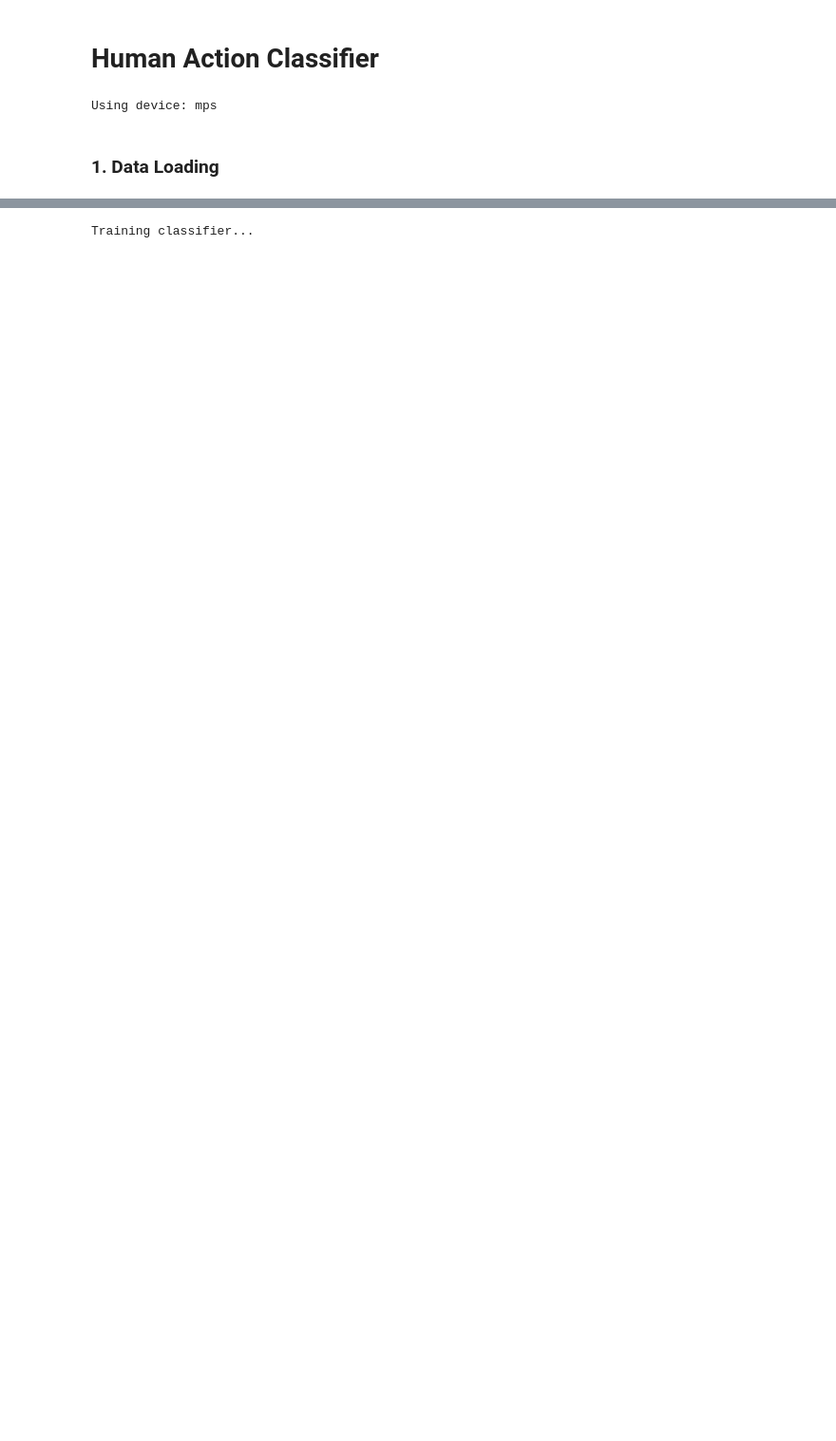
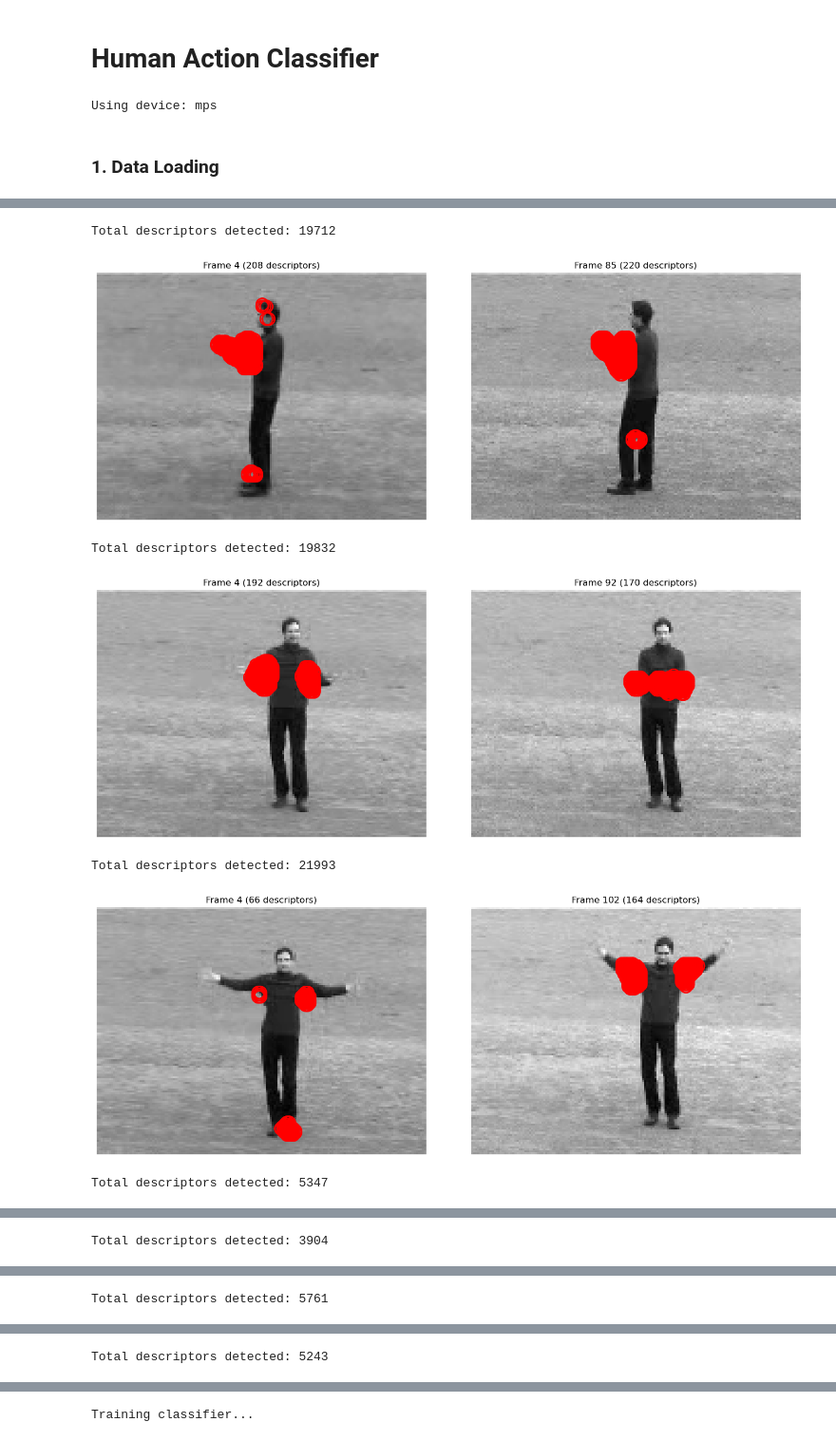
Before and after one commit to ducquando/human-action-classifier, a Jupyter notebook: schudlt copy.ipynb, the cells around one changed output, grey strips where cells are left out. Shown at 95% size. Drawn from its saved outputs; the diff is of its cells as text; code cells hidden in the pictures; blank space fills up the shorter version.

```diff
--- a/schudlt copy.ipynb
+++ b/schudlt copy.ipynb
@@ -260,0 +381,15 @@ NameError: name 'extract_points' is not defined
+# %%
+# Visualize sample descriptors for each sequence (2 frames per seq)
+for i in sequenceIds:
+    sample = train_samples[i]
+    video = load_video(sample["path"])
+    video = video.cpu()
+    visualize_descriptors(video, sample, num_frames=2)
+# %% [output]
+Total descriptors detected: 19712
+[figure, added]
+Total descriptors detected: 19832
+[figure, added]
+Total descriptors detected: 21993
+[figure, added]
+Total descriptors detected: 5347
@@ -260,0 +397 @@ NameError: name 'extract_points' is not defined
+Total descriptors detected: 3904
@@ -260,0 +399 @@ NameError: name 'extract_points' is not defined
+Total descriptors detected: 5761
@@ -260,0 +401 @@ NameError: name 'extract_points' is not defined
+Total descriptors detected: 5243
```
Also changed, not shown: parts of 26 cells of this notebook, 1 other file.
